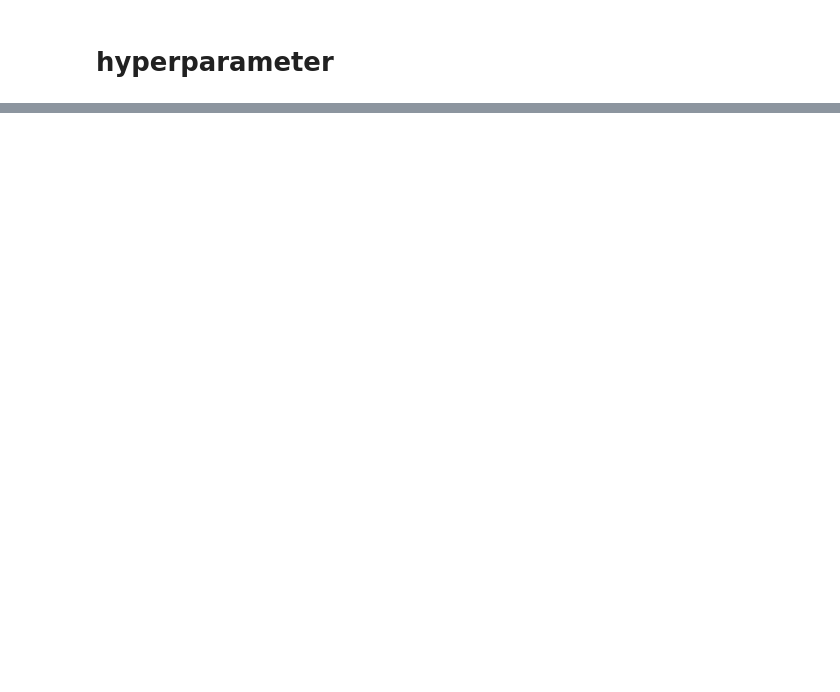
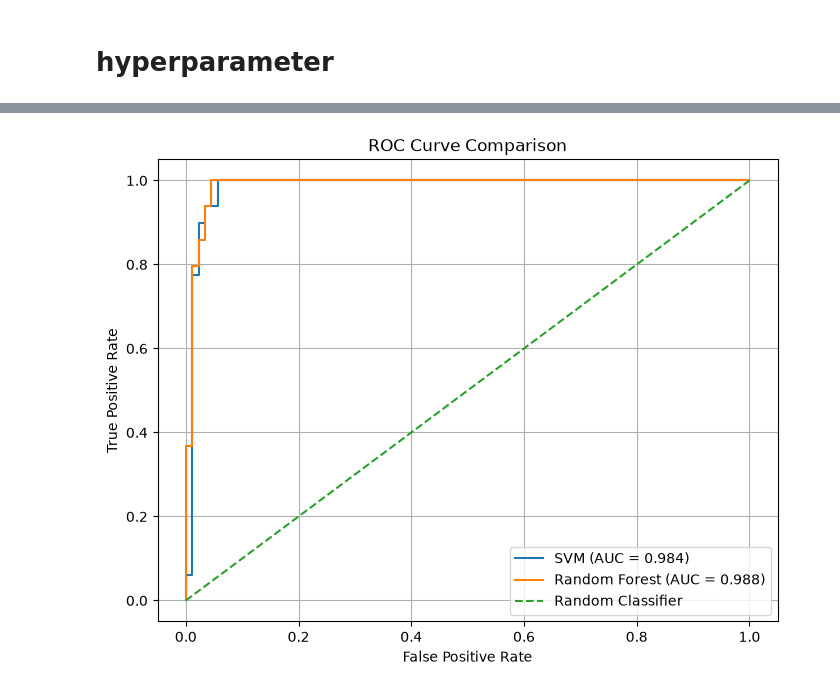
Before and after one commit to sreejithdotme/Breast_Cancer_ML, a Jupyter notebook: Notebook/01_data_inspection.ipynb, the cells around one changed output, grey strips where cells are left out. Drawn from its saved outputs; the diff is of its cells as text; code cells hidden in the pictures; blank space fills up the shorter version.

Commit message:
Add final model comparison results

```diff
--- a/Notebook/01_data_inspection.ipynb
+++ b/Notebook/01_data_inspection.ipynb
@@ -947,0 +1017,2 @@ rf_params = {
+# %%
+rf_grid.fit(X_train, y_train, groups=groups)
@@ -947,0 +1038,3 @@ rf_params = {
+# %%
+best_rf = rf_grid.best_estimator_
+y_pred_rf_tuned = best_rf.predict(X_test)
@@ -947,0 +1068,25 @@ rf_params = {
+# %%
+svm_probs = best_svm.predict_proba(X_test)[:, 1]
+rf_probs = best_rf.predict_proba(X_test)[:, 1]
+# %%
+fpr_svm, tpr_svm, _ = roc_curve(y_test, svm_probs)
+fpr_rf, tpr_rf, _ = roc_curve(y_test, rf_probs)
+
+auc_svm = roc_auc_score(y_test, svm_probs)
+auc_rf = roc_auc_score(y_test, rf_probs)
+# %%
+plt.figure(figsize=(8, 6))
+
+plt.plot(fpr_svm, tpr_svm, label=f"SVM (AUC = {auc_svm:.3f})")
+plt.plot(fpr_rf, tpr_rf, label=f"Random Forest (AUC = {auc_rf:.3f})")
+
+plt.plot([0, 1], [0, 1], linestyle="--", label="Random Classifier")
+
+plt.xlabel("False Positive Rate")
+plt.ylabel("True Positive Rate")
+plt.title("ROC Curve Comparison")
+plt.legend()
+plt.grid()
+plt.show()
+# %% [output]
+[figure, added]
```
Also changed, not shown: parts of 27 cells of this notebook, 1 other file.
